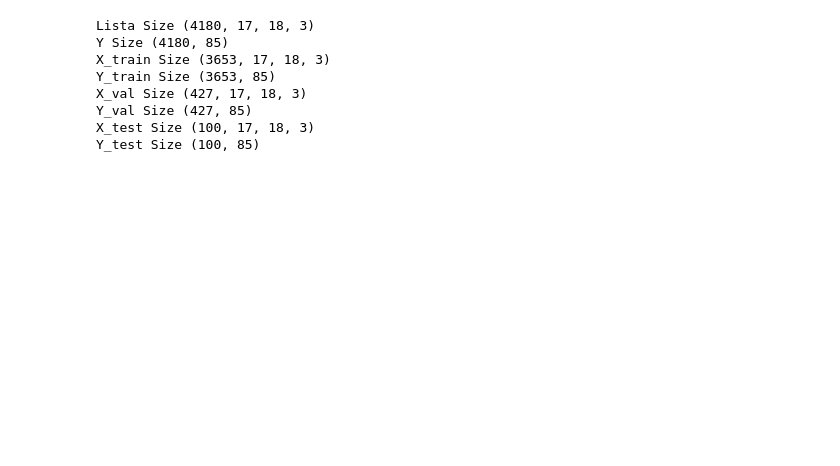
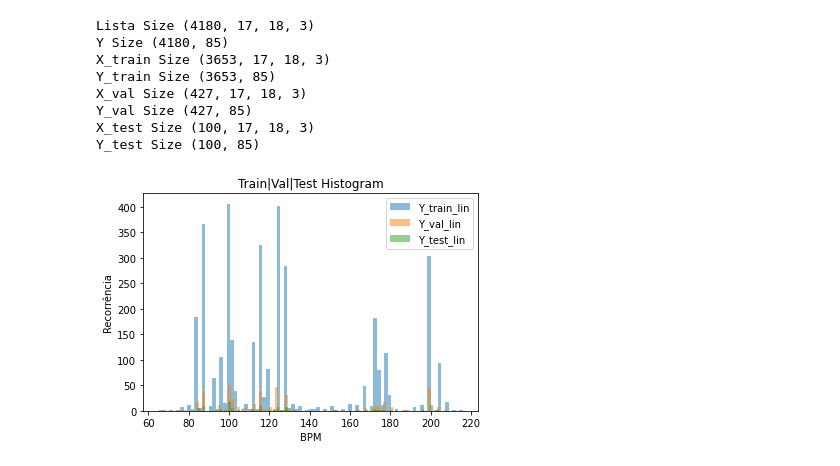
Before and after one commit to GPAD-UFBA/CNNPeDF, a Jupyter notebook: PreProCNN.ipynb, the cells around one changed output. Cells and saved outputs as stored; diff of their text form; code cells hidden in the pictures; blank space fills up the shorter version.

```diff
--- a/PreProCNN.ipynb
+++ b/PreProCNN.ipynb
@@ -265,3 +267,65 @@ X_val Size (427, 17, 18, 3)
 Y_val Size (427, 85)
 X_test Size (100, 17, 18, 3)
 Y_test Size (100, 85)
+# %%
+#===ONE HOT TO LIN===#
+
+#===TRAIN===#
+Y_train_ = []
+Y_train_lin = []
+
+for cont in range(0,Y_train.shape[0]):
+    a = 0
+    i = 0
+    for a in range(0,Y_train.shape[1]):
+        i = Y_train[cont][a]
+        if (i==1):
+            Y_train_.append(a)
+        a += 1
+for i in range(0,Y_train.shape[0]):
+    Y_train_lin.append(np.array(classes_sort).T[0][Y_train_[i]])
+
+
+#===VAL===#
+Y_val_ = []
+Y_val_lin = []
+
+for cont in range(0,Y_val.shape[0]):
+    a = 0
+    i = 0
+    for a in range(0,Y_val.shape[1]):
+        i = Y_val[cont][a]
+        if (i==1):
+            Y_val_.append(a)
+        a += 1
+for i in range(0,Y_val.shape[0]):
+    Y_val_lin.append(np.array(classes_sort).T[0][Y_val_[i]])
+
+
+#===TEST===#
+Y_test_ = []
+Y_test_lin = []
+
+for cont in range(0,Y_test.shape[0]):
+    a = 0
+    i = 0
+    for a in range(0,Y_test.shape[1]):
+        i = Y_test[cont][a]
+        if (i==1):
+            Y_test_.append(a)
+        a += 1
+for i in range(0,Y_test.shape[0]):
+    Y_test_lin.append(np.array(classes_sort).T[0][Y_test_[i]])
+
+
+bins=Y.shape[1]
+pyplot.hist(Y_train_lin, bins, alpha=0.5, label='Y_train_lin')
+pyplot.hist(Y_val_lin, bins, alpha=0.5, label='Y_val_lin')
+pyplot.hist(Y_test_lin, bins, alpha=0.5, label='Y_test_lin')
+pyplot.title("Train|Val|Test Histogram")
+pyplot.legend(loc='upper right')
+pyplot.xlabel("BPM")
+pyplot.ylabel("Recorrência")
+pyplot.show()
+# %% [output]
+[figure, added]
```
Also changed, not shown: parts of 7 cells of this notebook, 3 other files.
